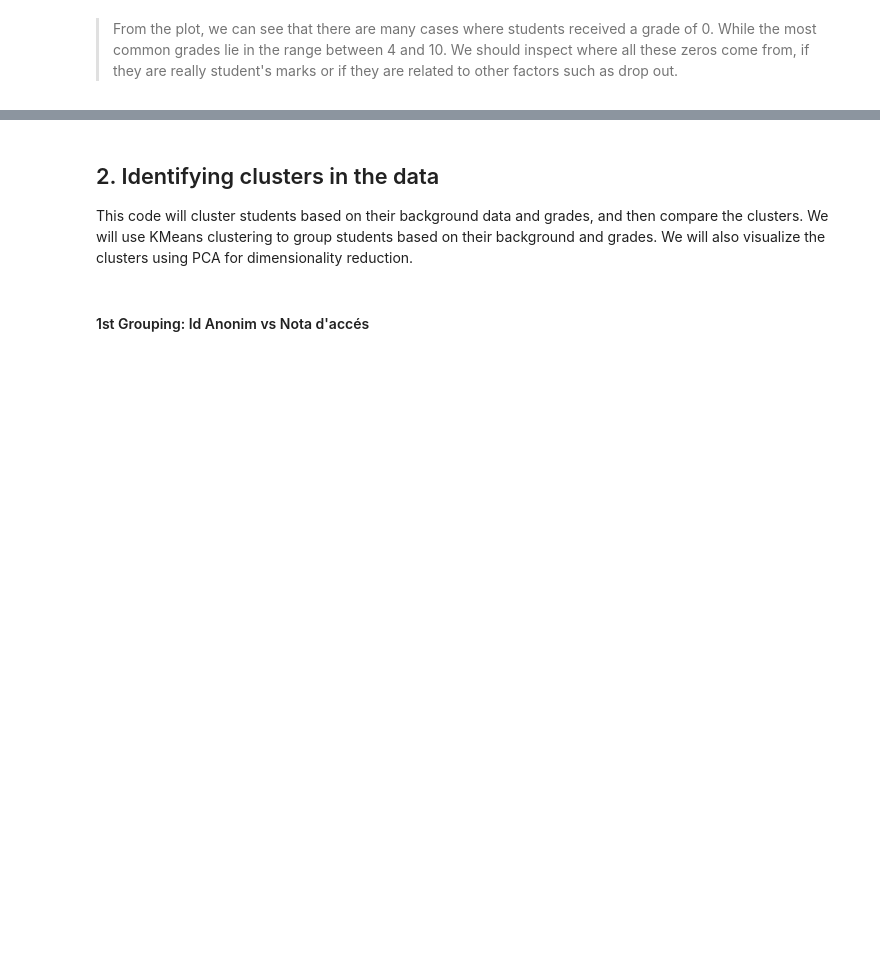
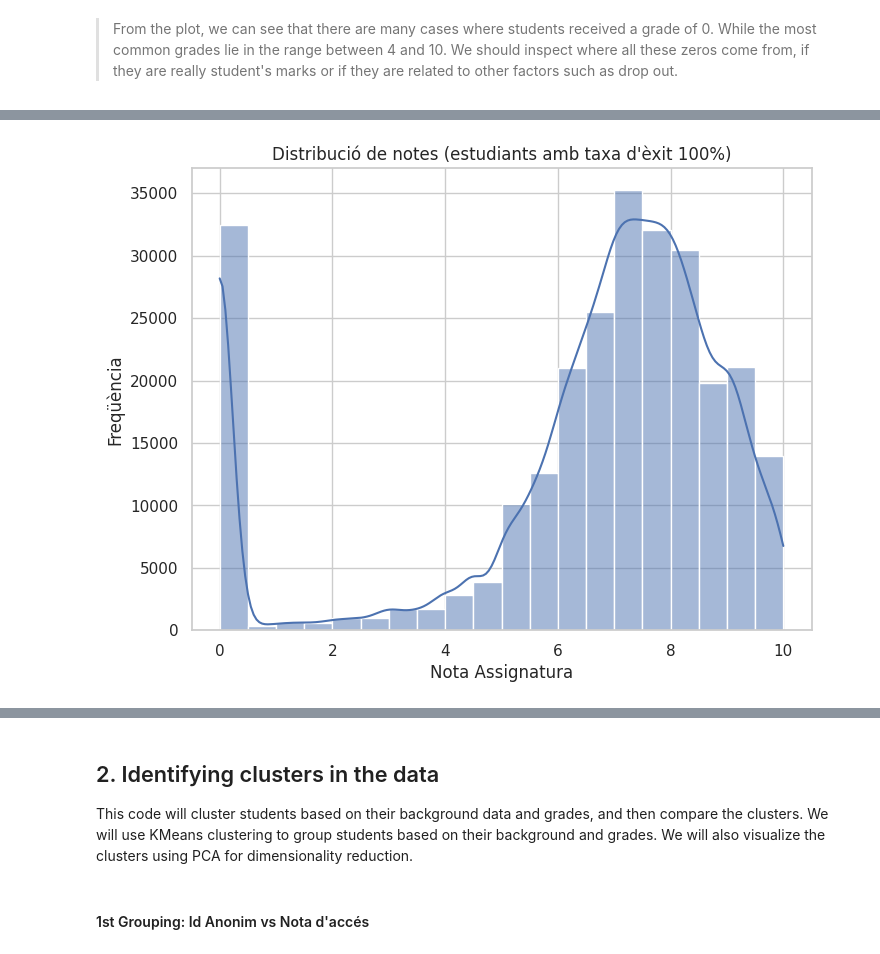
Before and after one commit to laurabolta/Synthesis-Project-I, a Jupyter notebook: Student_plots.ipynb, the cells around one changed output, grey strips where cells are left out. Saved outputs shown, nothing was run; the diff lists cells and outputs as text; code cells hidden in the pictures; blank space fills up the shorter version.

```diff
--- a/Student_plots.ipynb
+++ b/Student_plots.ipynb
@@ -117,0 +164,16 @@ Primeres 5 alumnes amb nota 0:
+# %%
+# Asegúrate de que 'taxa_exit' es numérico
+clean_df['taxa_exit'] = pd.to_numeric(clean_df['taxa_exit'], errors='coerce')
+
+# Filtra estudiantes con taxa d'èxit == 1.0
+students_successful = clean_df[clean_df['taxa_exit'] == 1.0]
+
+# Graficar las notas de asignatura para estos estudiantes
+plt.figure(figsize=(8, 6))
+sns.histplot(students_successful['nota_assignatura'], kde=True, bins=20)
+plt.title('Distribució de notes (estudiants amb taxa d\'èxit 100%)')
+plt.xlabel('Nota Assignatura')
+plt.ylabel('Freqüència')
+plt.show()
+# %% [output]
+[figure, added]
```
Also changed, not shown: parts of 12 cells of this notebook, 2 other files.
